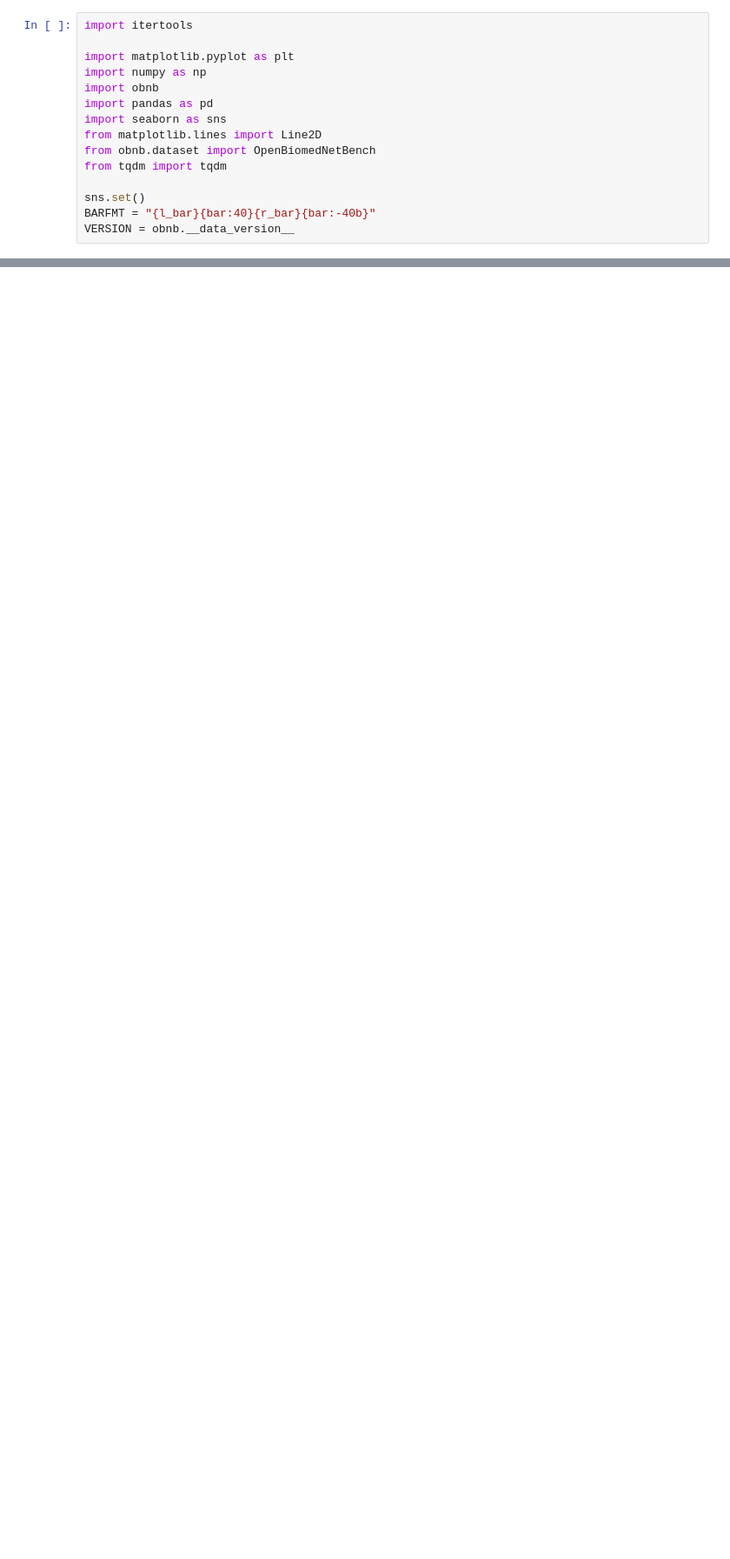
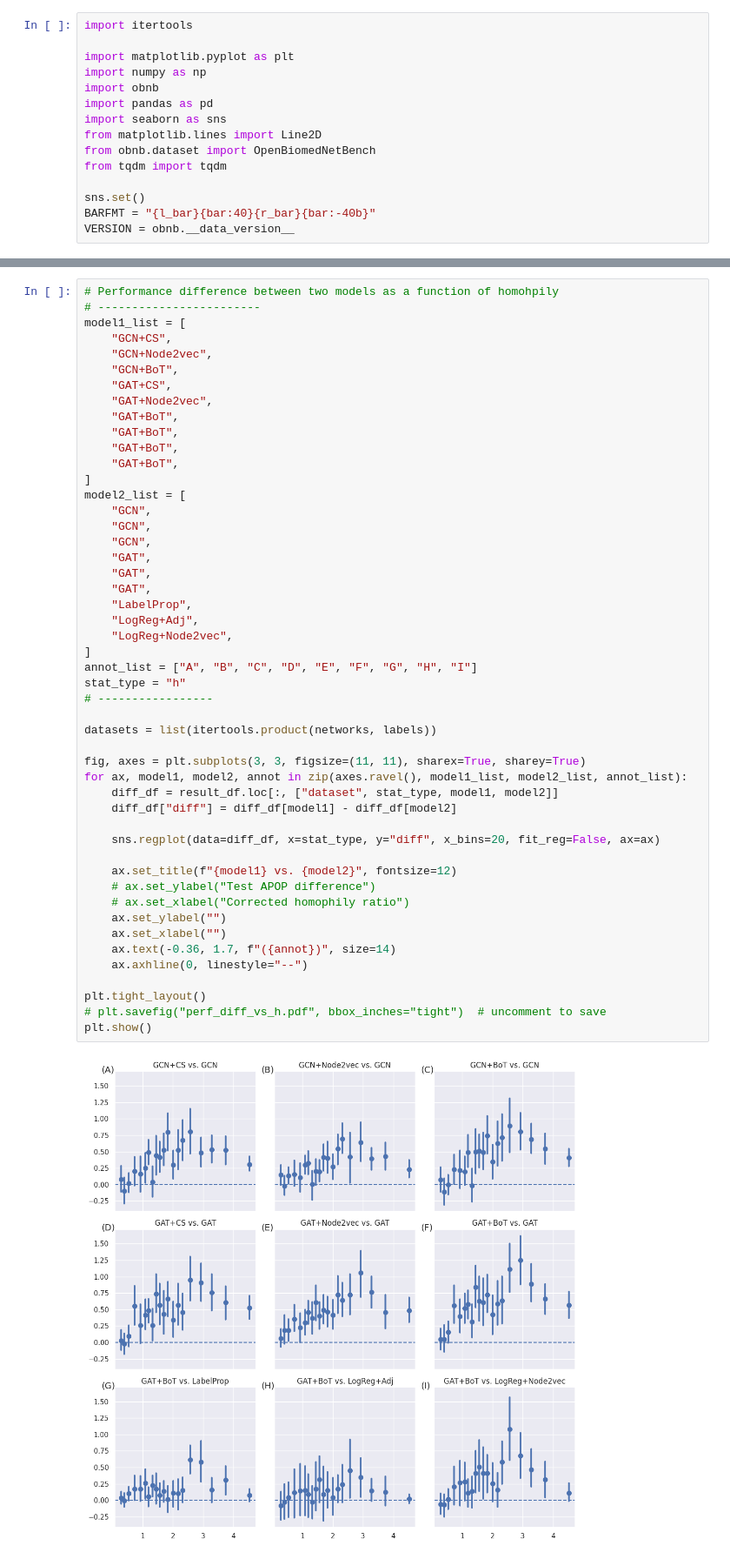
Before and after one commit to krishnanlab/obnbench, a Jupyter notebook: notebook/performance_vs_homophily.ipynb, the cells around one changed output, grey strips where cells are left out. Shown at 87% size. Saved outputs shown, nothing was run; the diff lists cells and outputs as text; blank space fills up the shorter version.

```diff
--- a/notebook/performance_vs_homophily.ipynb
+++ b/notebook/performance_vs_homophily.ipynb
@@ -211,3 +256,54 @@ plt.show()
+# %%
+# Performance difference between two models as a function of homohpily
+# ------------------------
+model1_list = [
+    "GCN+CS",
+    "GCN+Node2vec",
+    "GCN+BoT",
+    "GAT+CS",
+    "GAT+Node2vec",
+    "GAT+BoT",
+    "GAT+BoT",
+    "GAT+BoT",
+    "GAT+BoT",
+]
+model2_list = [
+    "GCN",
+    "GCN",
+    "GCN",
+    "GAT",
+    "GAT",
+    "GAT",
+    "LabelProp",
+    "LogReg+Adj",
+    "LogReg+Node2vec",
+]
+annot_list = ["A", "B", "C", "D", "E", "F", "G", "H", "I"]
+stat_type = "h"
+# -----------------
+
+datasets = list(itertools.product(networks, labels))
+
+fig, axes = plt.subplots(3, 3, figsize=(11, 11), sharex=True, sharey=True)
+for ax, model1, model2, annot in zip(axes.ravel(), model1_list, model2_list, annot_list):
+    diff_df = result_df.loc[:, ["dataset", stat_type, model1, model2]]
+    diff_df["diff"] = diff_df[model1] - diff_df[model2]
+
+    sns.regplot(data=diff_df, x=stat_type, y="diff", x_bins=20, fit_reg=False, ax=ax)
+
+    ax.set_title(f"{model1} vs. {model2}", fontsize=12)
+    # ax.set_ylabel("Test APOP difference")
+    # ax.set_xlabel("Corrected homophily ratio")
+    ax.set_ylabel("")
+    ax.set_xlabel("")
+    ax.text(-0.36, 1.7, f"({annot})", size=14)
+    ax.axhline(0, linestyle="--")
+
+plt.tight_layout()
+# plt.savefig("perf_diff_vs_h.pdf", bbox_inches="tight")  # uncomment to save
+plt.show()
+# %% [output]
+[figure, added]
 # %%
 # -----------------
 stat_type = "h"  # ["h", "h_pos", "h_neg"]
```
Also changed, not shown: parts of 8 cells of this notebook.
